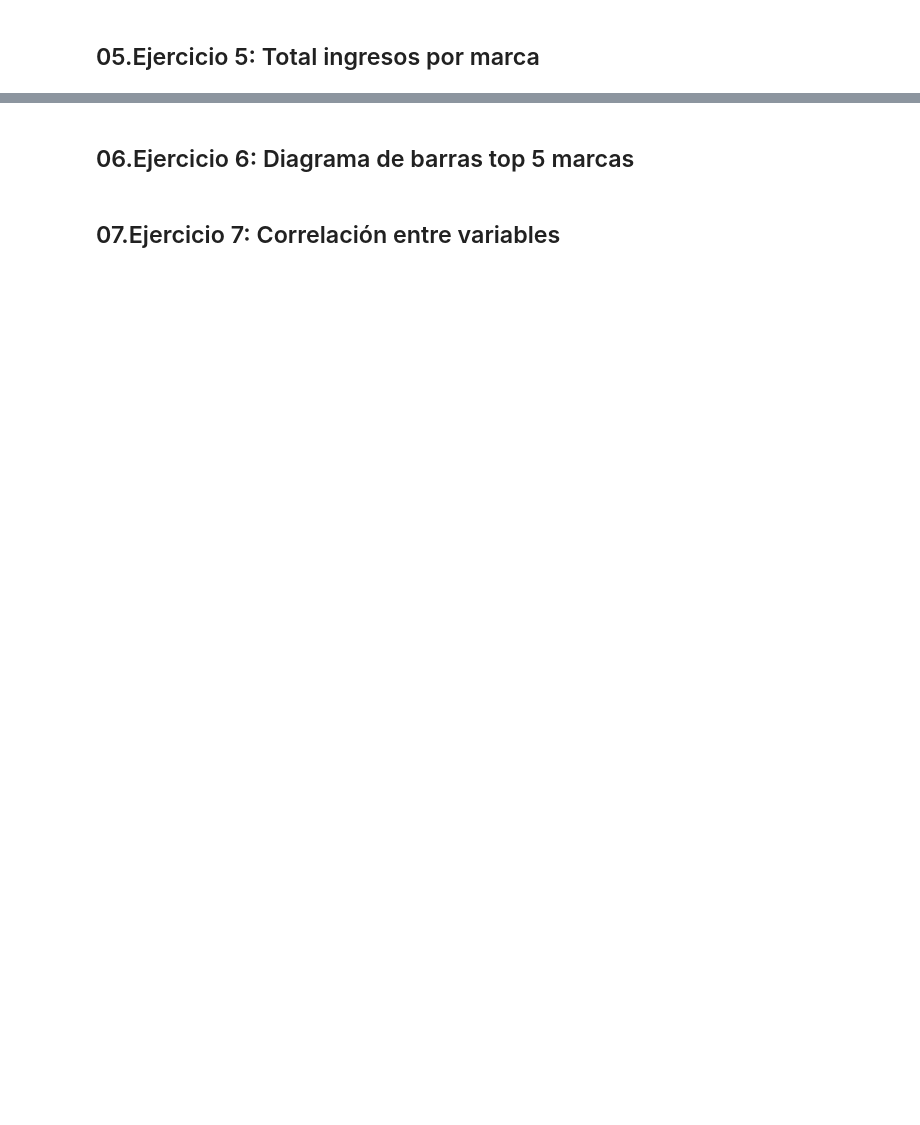
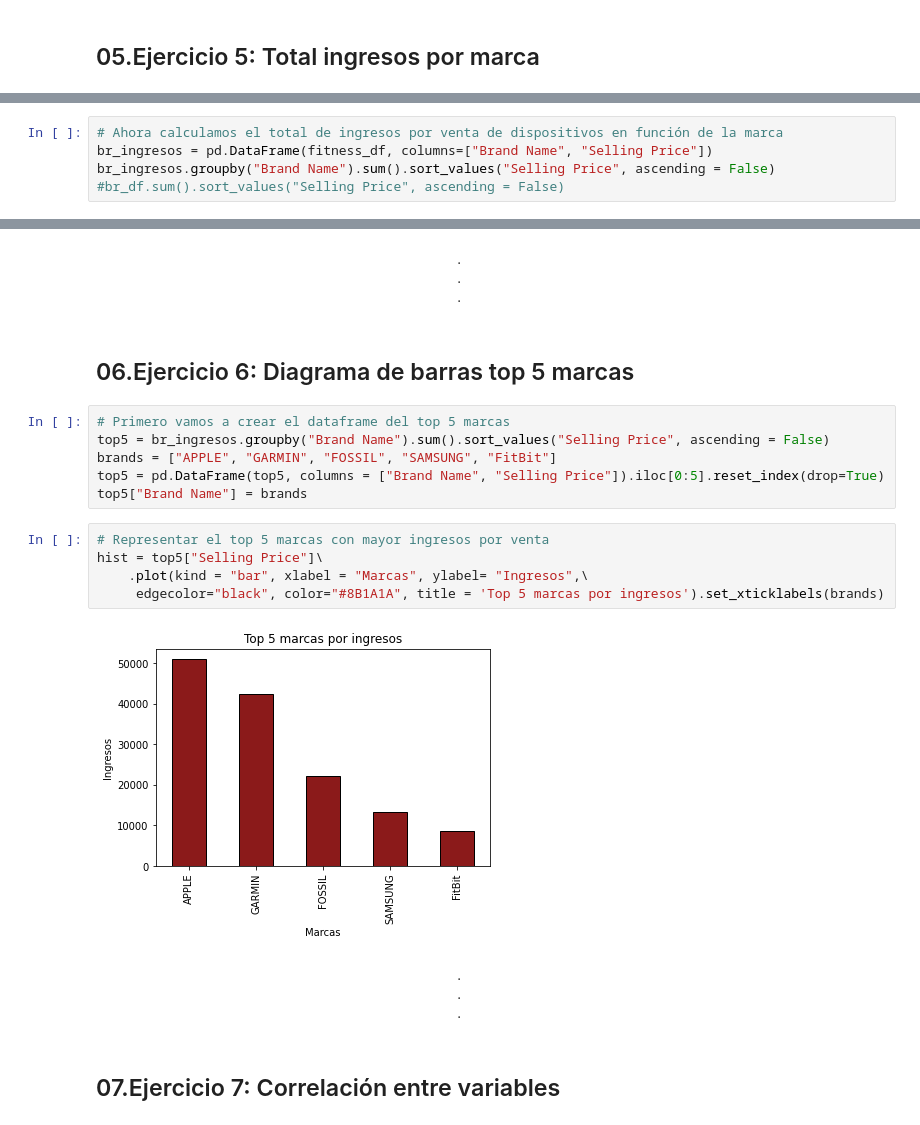
Before and after one commit to AlvaroSimonMerino/TrainingPython, a Jupyter notebook: 01_Python/01_PracticaPython/02_Codigo/PracticaPython_POCD.ipynb, the cells around one changed output, grey strips where cells are left out. Cells and saved outputs as stored; diff of their text form; blank space fills up the shorter version.

```diff
--- a/01_Python/01_PracticaPython/02_Codigo/PracticaPython_POCD.ipynb
+++ b/01_Python/01_PracticaPython/02_Codigo/PracticaPython_POCD.ipynb
@@ -803,0 +778,5 @@ br_df.sum("Selling Price").sort_values("Selling Price", ascending = False)
+# %%
+# Ahora calculamos el total de ingresos por venta de dispositivos en función de la marca
+br_ingresos = pd.DataFrame(fitness_df, columns=["Brand Name", "Selling Price"])
+br_ingresos.groupby("Brand Name").sum().sort_values("Selling Price", ascending = False)
+#br_df.sum().sort_values("Selling Price", ascending = False)
@@ -804,4 +802,25 @@ br_df.sum("Selling Price").sort_values("Selling Price", ascending = False)
+# %% [markdown]
+                                                .
+                                                .
+                                                .
 # %% [markdown]
 ## 06.Ejercicio 6: Diagrama de barras top 5 marcas <a class="anchor" id="06.Ejercicio-6:-Diagrama-de-barras-top-5-marcas"></a>
+# %%
+# Primero vamos a crear el dataframe del top 5 marcas
+top5 = br_ingresos.groupby("Brand Name").sum().sort_values("Selling Price", ascending = False)
+brands = ["APPLE", "GARMIN", "FOSSIL", "SAMSUNG", "FitBit"]
+top5 = pd.DataFrame(top5, columns = ["Brand Name", "Selling Price"]).iloc[0:5].reset_index(drop=True)
+top5["Brand Name"] = brands
+# %%
+# Representar el top 5 marcas con mayor ingresos por venta
+hist = top5["Selling Price"]\
+    .plot(kind = "bar", xlabel = "Marcas", ylabel= "Ingresos",\
+     edgecolor="black", color="#8B1A1A", title = 'Top 5 marcas por ingresos').set_xticklabels(brands)
+# %% [output]
+[figure, added]
+# %% [markdown]
+                                                .
+                                                .
+                                                .
 # %% [markdown]
 ## 07.Ejercicio 7: Correlación entre variables <a class="anchor" id="07.Ejercicio-7:-Correlación-entre-variables"></a>
```
Also changed, not shown: parts of 113 cells of this notebook.
